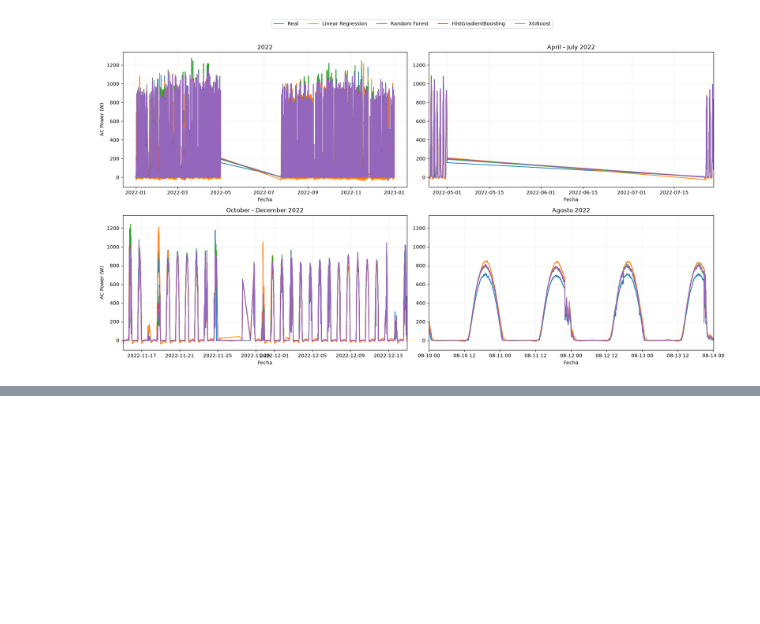
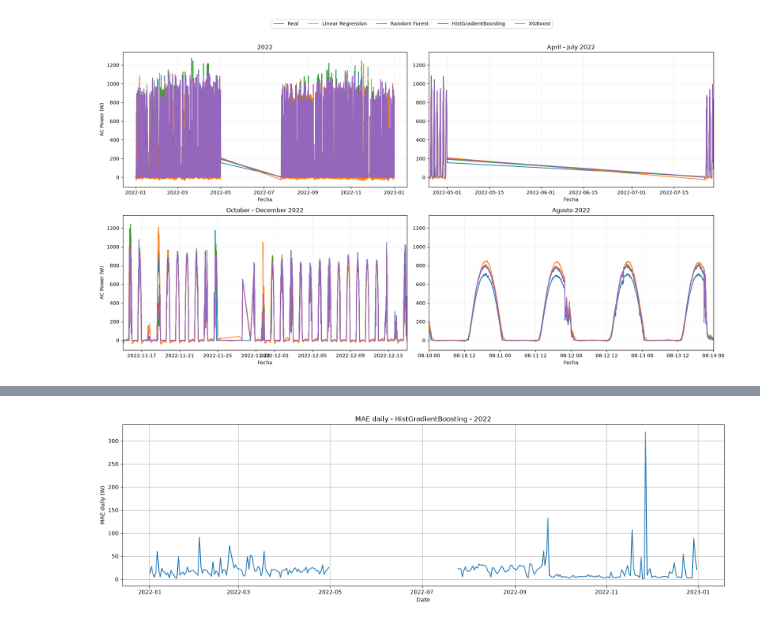
Before and after one commit to SantiToled0/solar-mlops, a Jupyter notebook: notebooks/02_model_trainning.ipynb, the cells around one changed output, grey strips where cells are left out. Saved outputs shown, nothing was run; the diff lists cells and outputs as text; code cells hidden in the pictures; blank space fills up the shorter version.

```diff
--- a/notebooks/02_model_trainning.ipynb
+++ b/notebooks/02_model_trainning.ipynb
@@ -493,0 +552,30 @@ plt.show()
+# %%
+plot_errors = df_test[['timestamp']].copy()
+
+plot_errors['absolute_error'] = np.abs(
+    y_test.values - y_test_pred_hgb
+)
+
+daily_error = (
+    plot_errors
+    .set_index('timestamp')
+    ['absolute_error']
+    .resample('D')
+    .mean()
+)
+
+plt.figure(figsize=(16, 5))
+
+plt.plot(
+    daily_error.index,
+    daily_error.values
+)
+
+plt.xlabel('Date')
+plt.ylabel('MAE daily (W)')
+plt.title('MAE daily - HistGradientBoosting - 2022')
+plt.grid(True)
+plt.tight_layout()
+plt.show()
+# %% [output]
+[figure, added]
```
Also changed, not shown: parts of 10 cells of this notebook.
